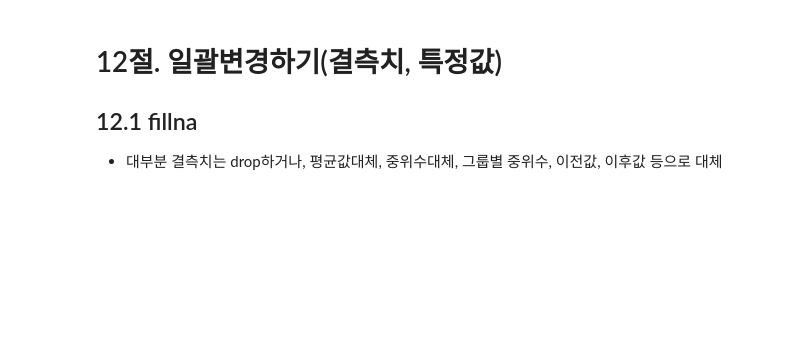
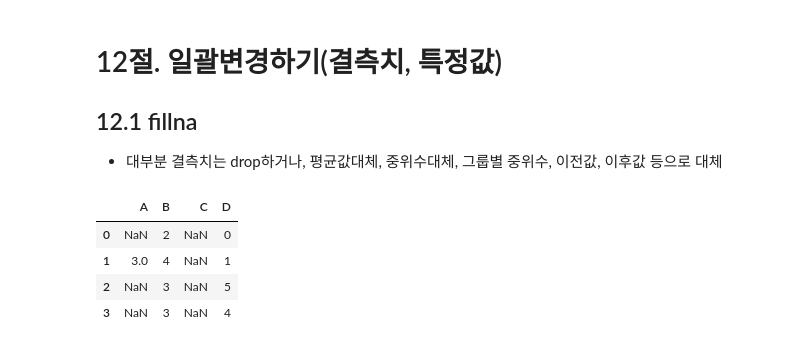
Before and after one commit to waggunet/ai_x, a Jupyter notebook: source/01_python/ch11_데이터프레임과시리즈(Pandas)_9절~13절.ipynb, the cells around one changed output. Drawn from its saved outputs; the diff is of its cells as text; code cells hidden in the pictures; blank space fills up the shorter version.

```diff
--- a/source/01_python/ch11_데이터프레임과시리즈(Pandas)_9절~13절.ipynb
+++ b/source/01_python/ch11_데이터프레임과시리즈(Pandas)_9절~13절.ipynb
@@ -483,3 +461,16 @@ Name: 0, dtype: object
 # 12절. 일괄변경하기(결측치, 특정값)
 ## 12.1 fillna
 - 대부분 결측치는 drop하거나, 평균값대체, 중위수대체, 그룹별 중위수, 이전값, 이후값 등으로 대체
+# %%
+df = pd.DataFrame([[np.nan, 2, np.nan, 0],
+                   [3,      4, np.nan, 1],
+                   [np.nan, 3, np.nan, 5],
+                   [np.nan, 3, np.nan, 4]],
+                 columns=[list('ABCD')])
+df
+# %% [output]
+|  | A | B | C | D |
+| 0 | NaN | 2 | NaN | 0 |
+| 1 | 3.0 | 4 | NaN | 1 |
+| 2 | NaN | 3 | NaN | 5 |
+| 3 | NaN | 3 | NaN | 4 |
```
Also changed, not shown: parts of 33 cells of this notebook.
